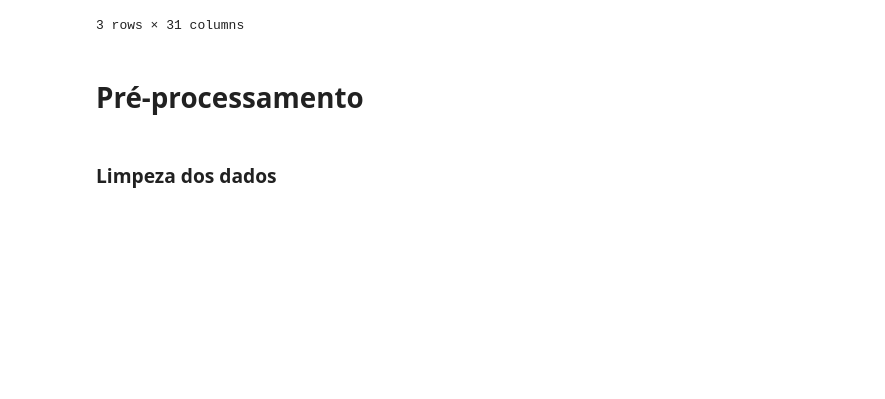
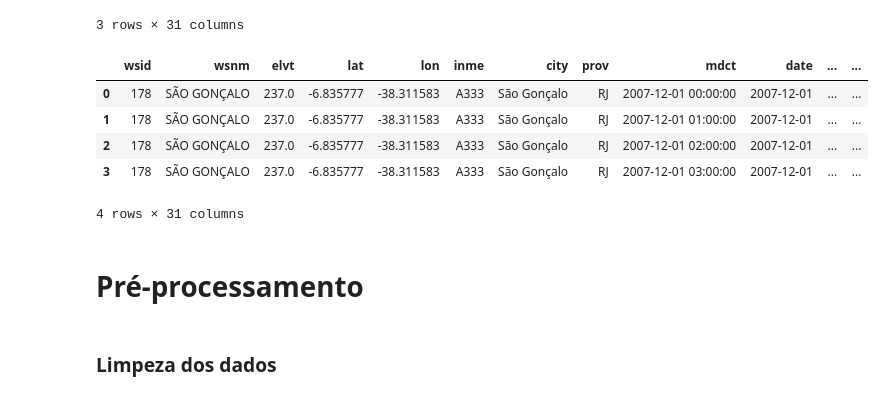
Before and after one commit to dedeco/bigclima-project, a Jupyter notebook: notebooks/graphs-zarate-nn6-summer-smote.ipynb, the cells around one changed output. Drawn from its saved outputs; the diff is of its cells as text; code cells hidden in the pictures; blank space fills up the shorter version.

```diff
--- a/notebooks/graphs-zarate-nn6-summer-smote.ipynb
+++ b/notebooks/graphs-zarate-nn6-summer-smote.ipynb
@@ -39,3 +42,12 @@ df.head(3)
+# %%
+df.head(4)
+# %% [output]
+|  | wsid | wsnm | elvt | lat | lon | inme | city | prov | mdct | date | ... | ... |
+| 0 | 178 | SÃO GONÇALO | 237.0 | -6.835777 | -38.311583 | A333 | São Gonçalo | RJ | 2007-12-01 00:00:00 | 2007-12-01 | ... | ... |
+| 1 | 178 | SÃO GONÇALO | 237.0 | -6.835777 | -38.311583 | A333 | São Gonçalo | RJ | 2007-12-01 01:00:00 | 2007-12-01 | ... | ... |
+| 2 | 178 | SÃO GONÇALO | 237.0 | -6.835777 | -38.311583 | A333 | São Gonçalo | RJ | 2007-12-01 02:00:00 | 2007-12-01 | ... | ... |
+| 3 | 178 | SÃO GONÇALO | 237.0 | -6.835777 | -38.311583 | A333 | São Gonçalo | RJ | 2007-12-01 03:00:00 | 2007-12-01 | ... | ... |
+4 rows × 31 columns
 # %% [markdown]
 # Pré-processamento
 # %% [markdown]
```
Also changed, not shown: parts of 22 cells of this notebook.
